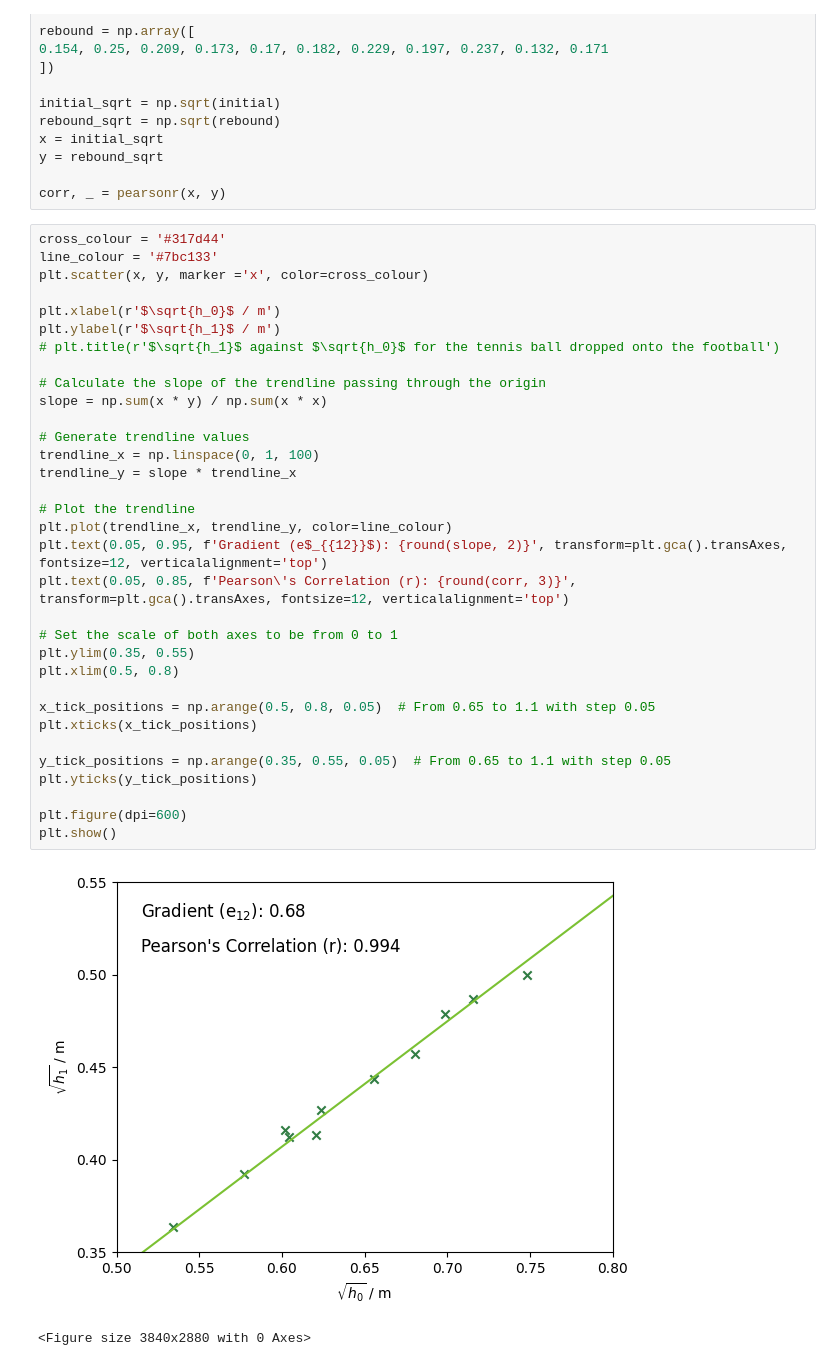
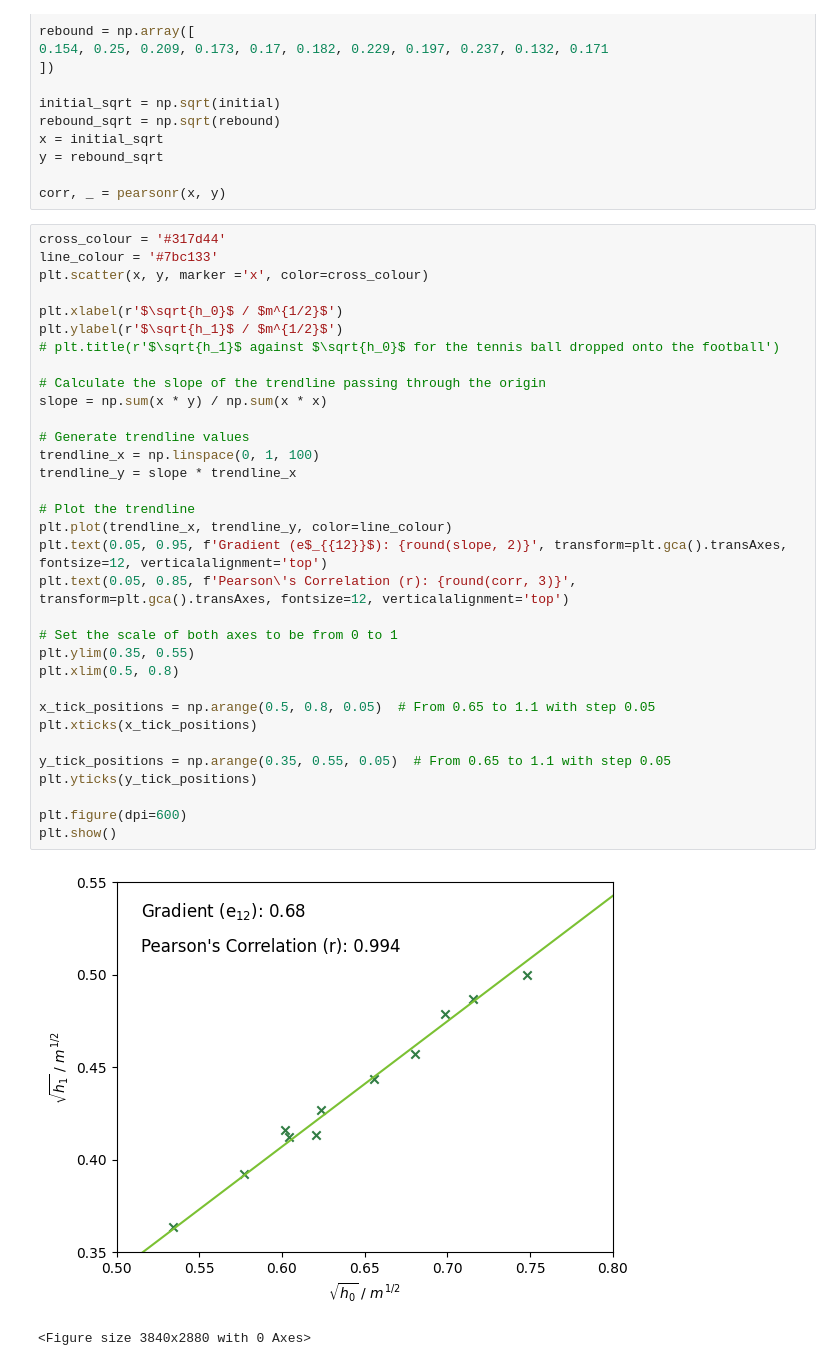
Before and after one commit to Aaryan-Varshney/practical-project-25, a Jupyter notebook: tennis-football-COR.ipynb, the cells around one changed output. Drawn from its saved outputs; the diff is of its cells as text.

```diff
--- a/tennis-football-COR.ipynb
+++ b/tennis-football-COR.ipynb
@@ -23,34 +23,34 @@ cross_colour = '#317d44'
 line_colour = '#7bc133'
 plt.scatter(x, y, marker ='x', color=cross_colour)
 
-plt.xlabel(r'$\sqrt{h_0}$ / m')
-plt.ylabel(r'$\sqrt{h_1}$ / m')
+plt.xlabel(r'$\sqrt{h_0}$ / $m^{1/2}$')
+plt.ylabel(r'$\sqrt{h_1}$ / $m^{1/2}$')
 # plt.title(r'$\sqrt{h_1}$ against $\sqrt{h_0}$ for the tennis ball dropped onto the football')
 
 # Calculate the slope of the trendline passing through the origin
 slope = np.sum(x * y) / np.sum(x * x)
 
 # Generate trendline values
 trendline_x = np.linspace(0, 1, 100)
 trendline_y = slope * trendline_x
 
 # Plot the trendline
 plt.plot(trendline_x, trendline_y, color=line_colour)
 plt.text(0.05, 0.95, f'Gradient (e$_{{12}}$): {round(slope, 2)}', transform=plt.gca().transAxes, fontsize=12, verticalalignment='top')
 plt.text(0.05, 0.85, f'Pearson\'s Correlation (r): {round(corr, 3)}', transform=plt.gca().transAxes, fontsize=12, verticalalignment='top')
 
 # Set the scale of both axes to be from 0 to 1
 plt.ylim(0.35, 0.55)
 plt.xlim(0.5, 0.8)
 
 x_tick_positions = np.arange(0.5, 0.8, 0.05)  # From 0.65 to 1.1 with step 0.05
 plt.xticks(x_tick_positions)
 
 y_tick_positions = np.arange(0.35, 0.55, 0.05)  # From 0.65 to 1.1 with step 0.05
 plt.yticks(y_tick_positions)
 
 plt.figure(dpi=600)
 plt.show()
 # %% [output]
-[figure, old version]
+[figure, new version]
 <Figure size 3840x2880 with 0 Axes>
```
Also changed, not shown: 1 other file.
